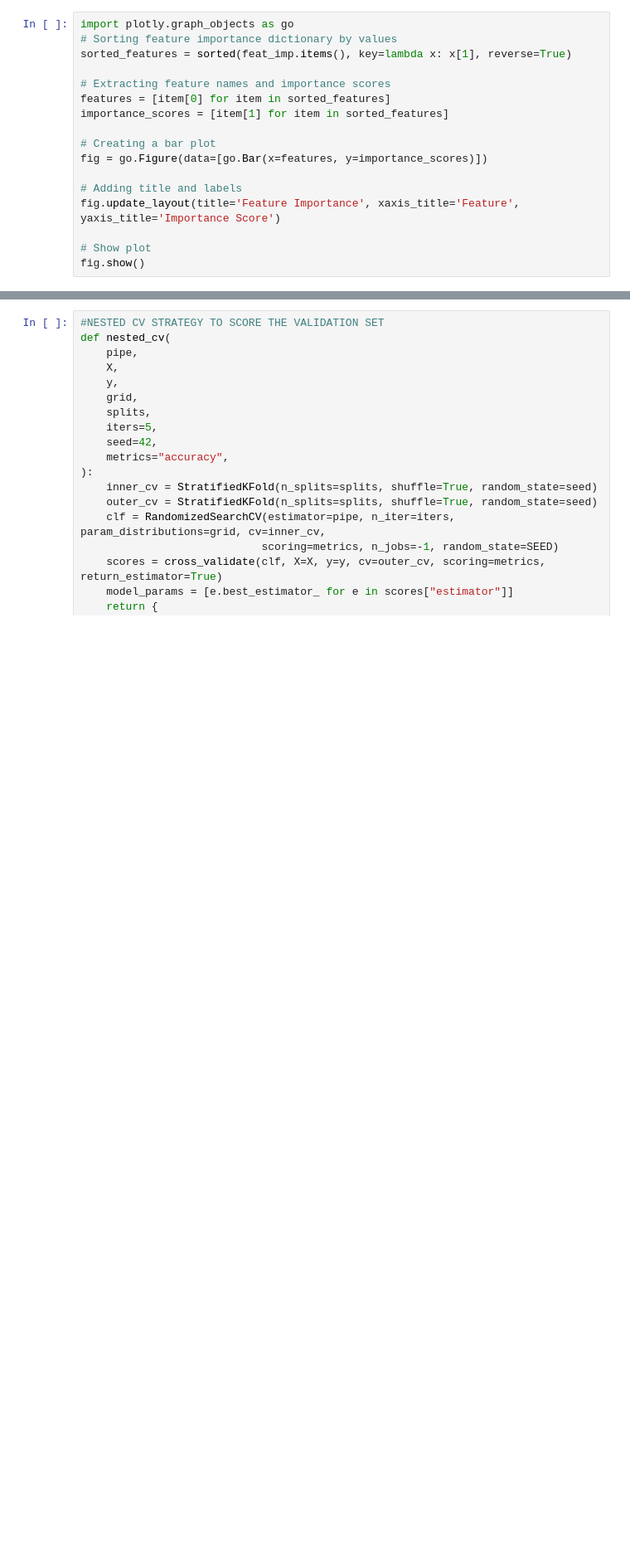
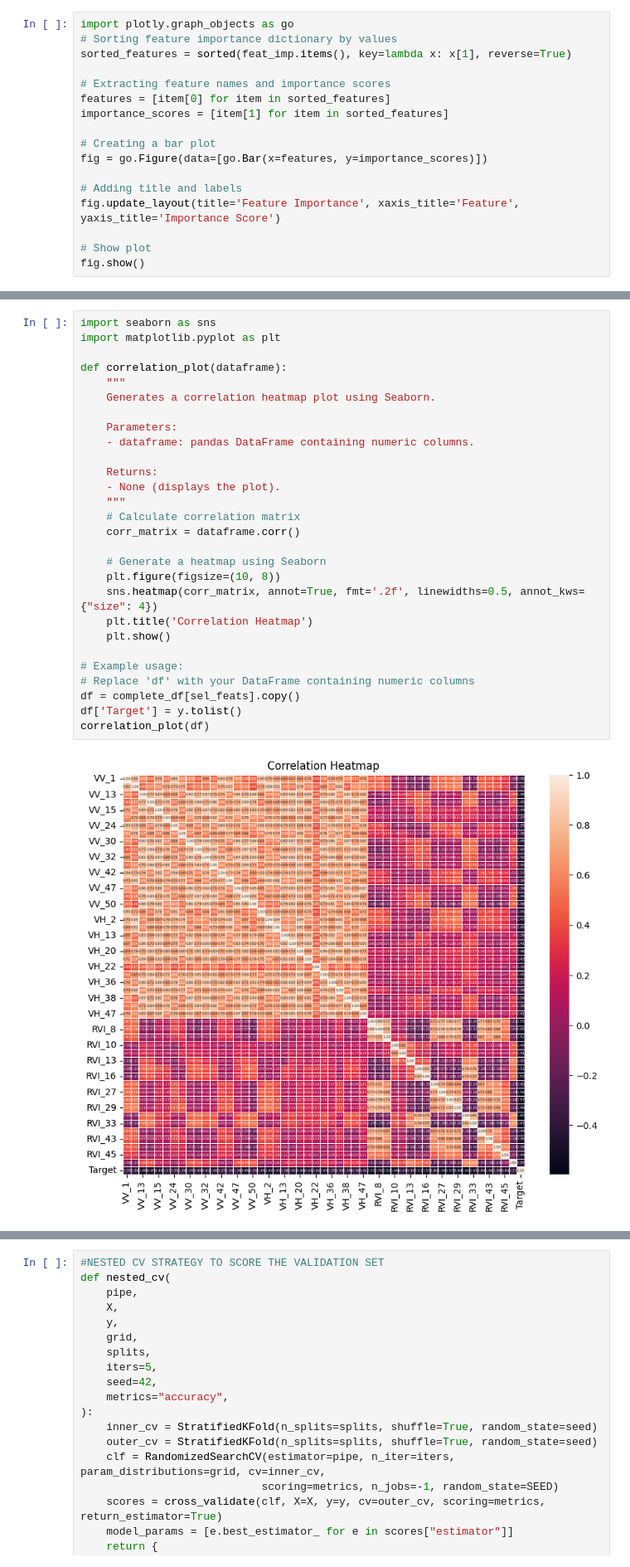
Before and after one commit to gsparsh220598/Rice-Crop-Prediction, a Jupyter notebook: analysis.ipynb, the cells around one changed output, grey strips where cells are left out. Shown at 83% size. Drawn from its saved outputs; the diff is of its cells as text; blank space fills up the shorter version.

```diff
--- a/analysis.ipynb
+++ b/analysis.ipynb
@@ -130,0 +170,30 @@ fig.show()
+# %%
+import seaborn as sns
+import matplotlib.pyplot as plt
+
+def correlation_plot(dataframe):
+    """
+    Generates a correlation heatmap plot using Seaborn.
+
+    Parameters:
+    - dataframe: pandas DataFrame containing numeric columns.
+
+    Returns:
+    - None (displays the plot).
+    """
+    # Calculate correlation matrix
+    corr_matrix = dataframe.corr()
+
+    # Generate a heatmap using Seaborn
+    plt.figure(figsize=(10, 8))
+    sns.heatmap(corr_matrix, annot=True, fmt='.2f', linewidths=0.5, annot_kws={"size": 4})
+    plt.title('Correlation Heatmap')
+    plt.show()
+
+# Example usage:
+# Replace 'df' with your DataFrame containing numeric columns
+df = complete_df[sel_feats].copy()
+df['Target'] = y.tolist()
+correlation_plot(df)
+# %% [output]
+[figure, added]
```
Also changed, not shown: parts of 10 cells of this notebook.
